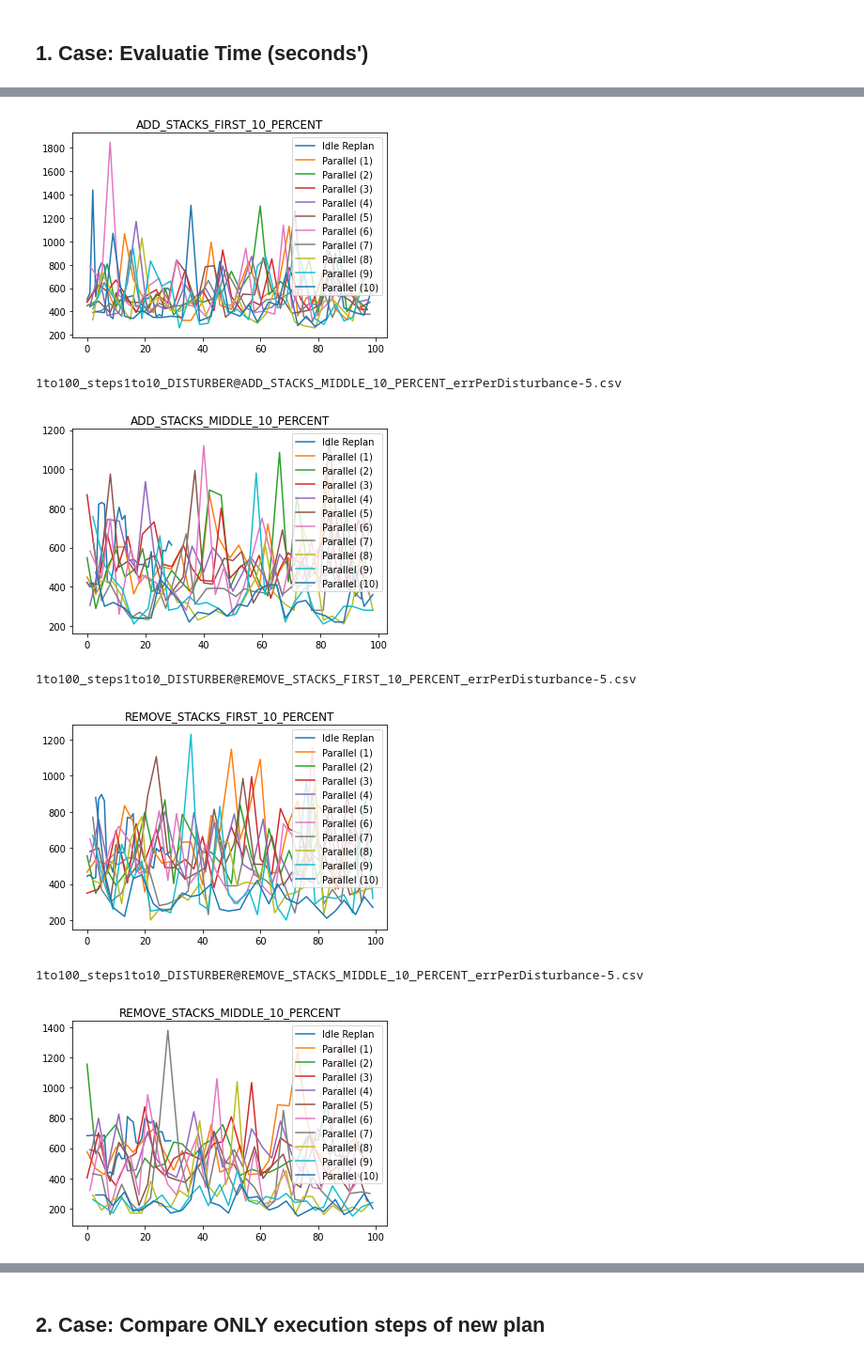
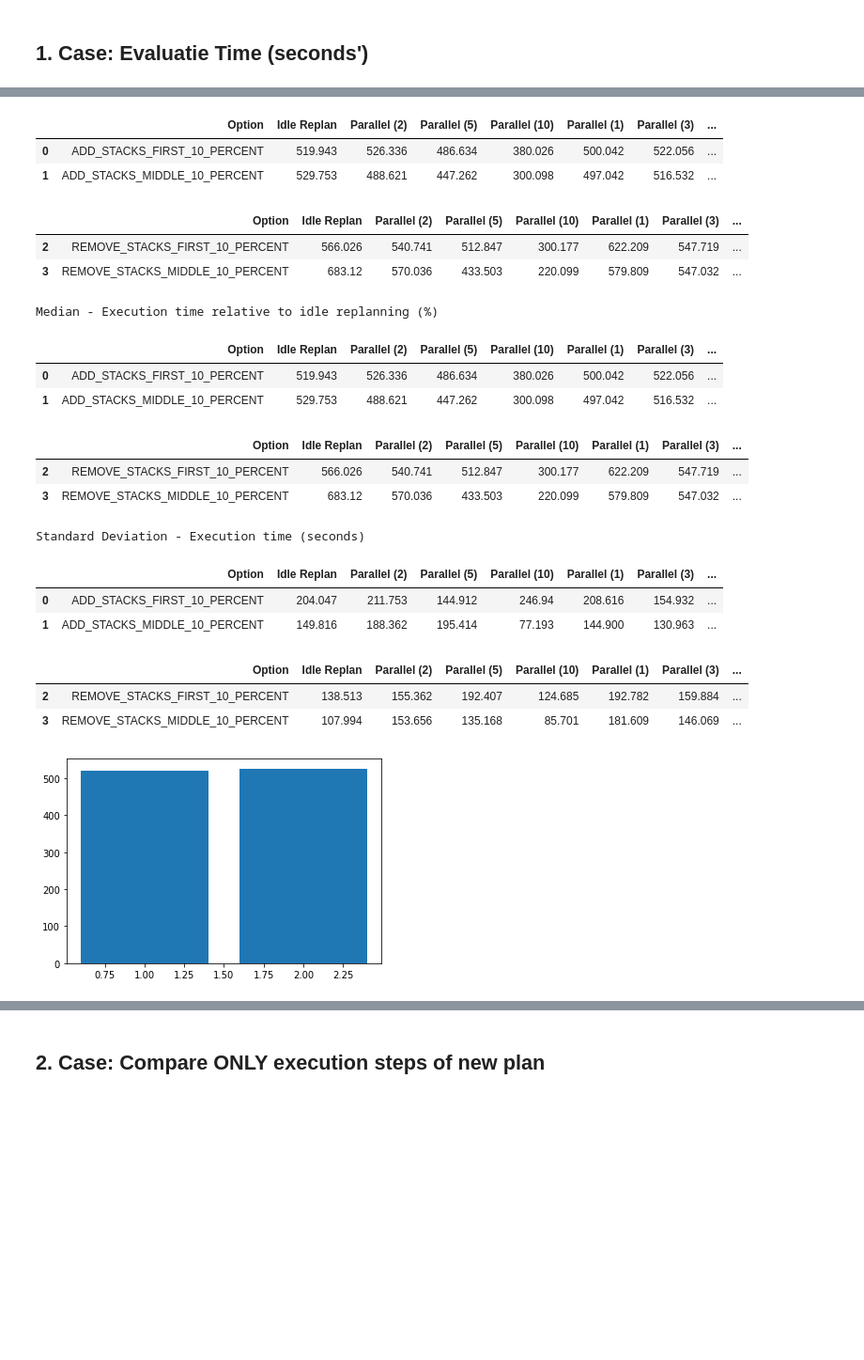
Before and after one commit to martineisenberg/momot-reactive, a Jupyter notebook: evaluation/data_processing.ipynb, the cells around one changed output, grey strips where cells are left out. Shown at 94% size. Cells and saved outputs as stored; diff of their text form; code cells hidden in the pictures; blank space fills up the shorter version.

Commit message:
add data, add tests, add visualizations for evaluation

```diff
--- a/evaluation/data_processing.ipynb
+++ b/evaluation/data_processing.ipynb
@@ -303,7 +303,7 @@ Small Model - Delete Stack Case
 ## 1. Case: Evaluatie Time (seconds')
 # %%
 T = 10
-plot = True
+plot = False
 files = os.listdir(os.path.join('.', 'exp3/case_1to100'))
 overall_runtime = pd.DataFrame(columns = ["Option", "Idle Replan", "Parallel (2)", "Parallel (5)", "Parallel (10)"])
 overall_runtime_std = pd.DataFrame(columns =  ["Option", "Idle Replan",  "Parallel (2)", "Parallel (5)", "Parallel (10)"])
@@ -341,12 +341,12 @@ for f in files:
 
         for name, g in df.groupby(by='variant'):
             mean_executiontime_row["Idle Replan"] = round(g['overall_execution_time'].median(),3)
-            std_executiontime_row["Idle Replan"] = round(g['overall_execution_time'].std(),3)/mean_executiontime_row["Idle Replan"]*100
+            std_executiontime_row["Idle Replan"] = round(g['overall_execution_time'].std(),3)#/mean_executiontime_row["Idle Replan"]*100
             if plot:
                 plt.plot(g["run"], g["overall_execution_time"], label = "Idle Replan")
         for name, group in df_p.groupby(by=['variant', 'predicted_steps']):
             mean_executiontime_row[f"Parallel ({name[1]})"] = round(group['pred_overall_execution_time'].median(), 3)
-            std_executiontime_row[f"Parallel ({name[1]})"] = round(group['pred_overall_execution_time'].std(), 3)/mean_executiontime_row[f"Parallel ({name[1]})"]*100
+            std_executiontime_row[f"Parallel ({name[1]})"] = round(group['pred_overall_execution_time'].std(), 3)#/mean_executiontime_row[f"Parallel ({name[1]})"]*100
             if plot:
                 plt.plot(group["run"], group["pred_overall_execution_time"], label=f"Parallel ({name[1]})")
 
@@ -361,10 +361,10 @@ for f in files:
 
 print("Median - Execution time (seconds)")
 display(overall_runtime.iloc[:2, :])
-display(overall_runtime.iloc[2:, :])
+display(overall_runtime.iloc[2:4, :])
 
 for steps in step_variants:
-    overall_runtime[f"Parallel ({steps})"] = (overall_runtime[f"Parallel ({steps})"] - overall_runtime["Idle Replan"])/ overall_runtime["Idle Replan"] * 100
+    pass#overall_runtime[f"Parallel ({steps})"] = (overall_runtime[f"Parallel ({steps})"] - overall_runtime["Idle Replan"])/ overall_runtime["Idle Replan"] * 100
 
 #mean.round({'Replanning': 1})
 #mean["Replanning (seed 0.2)"] = (mean["Replanning (seed 0.2)"] - mean["Replanning"])/ mean["Replanning"] * 100
@@ -372,13 +372,15 @@ for steps in step_variants:
 #print("Mean - Replanning time (with seed) relative to plain replanning (in %)")
 print("Median - Execution time relative to idle replanning (%)")
 display(overall_runtime.iloc[:2, :])
-display(overall_runtime.iloc[2:, :])
+display(overall_runtime.iloc[2:4, :])
+
+plt.bar([1, 2], overall_runtime.iloc[0, 1:3])
 
 print("Standard Deviation - Execution time (seconds)")
 #overall_runtime_std.iloc[:, 1:] = overall_runtime_std[:, 1:]/overall_runtime[:, 1:]
 
 
 display(overall_runtime_std.iloc[:2, :])
-display(overall_runtime_std.iloc[2:, :])
+display(overall_runtime_std.iloc[2:4, :])
 # %% [output]
 1to100_steps1to10_DISTURBER@ADD_STACKS_FIRST_10_PERCENT_errPerDisturbance-5.csv
@@ -385,7 +391,21 @@ display(overall_runtime_std.iloc[2:, :])
+|  | Option | Idle Replan | Parallel (2) | Parallel (5) | Parallel (10) | Parallel (1) | Parallel (3) | ... |
+| 0 | ADD_STACKS_FIRST_10_PERCENT | 519.943 | 526.336 | 486.634 | 380.026 | 500.042 | 522.056 | ... |
+| 1 | ADD_STACKS_MIDDLE_10_PERCENT | 529.753 | 488.621 | 447.262 | 300.098 | 497.042 | 516.532 | ... |
+|  | Option | Idle Replan | Parallel (2) | Parallel (5) | Parallel (10) | Parallel (1) | Parallel (3) | ... |
+| 2 | REMOVE_STACKS_FIRST_10_PERCENT | 566.026 | 540.741 | 512.847 | 300.177 | 622.209 | 547.719 | ... |
+| 3 | REMOVE_STACKS_MIDDLE_10_PERCENT | 683.12 | 570.036 | 433.503 | 220.099 | 579.809 | 547.032 | ... |
+Median - Execution time relative to idle replanning (%)
+|  | Option | Idle Replan | Parallel (2) | Parallel (5) | Parallel (10) | Parallel (1) | Parallel (3) | ... |
+| 0 | ADD_STACKS_FIRST_10_PERCENT | 519.943 | 526.336 | 486.634 | 380.026 | 500.042 | 522.056 | ... |
+| 1 | ADD_STACKS_MIDDLE_10_PERCENT | 529.753 | 488.621 | 447.262 | 300.098 | 497.042 | 516.532 | ... |
+|  | Option | Idle Replan | Parallel (2) | Parallel (5) | Parallel (10) | Parallel (1) | Parallel (3) | ... |
+| 2 | REMOVE_STACKS_FIRST_10_PERCENT | 566.026 | 540.741 | 512.847 | 300.177 | 622.209 | 547.719 | ... |
+| 3 | REMOVE_STACKS_MIDDLE_10_PERCENT | 683.12 | 570.036 | 433.503 | 220.099 | 579.809 | 547.032 | ... |
+Standard Deviation - Execution time (seconds)
+|  | Option | Idle Replan | Parallel (2) | Parallel (5) | Parallel (10) | Parallel (1) | Parallel (3) | ... |
+| 0 | ADD_STACKS_FIRST_10_PERCENT | 204.047 | 211.753 | 144.912 | 246.94 | 208.616 | 154.932 | ... |
+| 1 | ADD_STACKS_MIDDLE_10_PERCENT | 149.816 | 188.362 | 195.414 | 77.193 | 144.900 | 130.963 | ... |
+|  | Option | Idle Replan | Parallel (2) | Parallel (5) | Parallel (10) | Parallel (1) | Parallel (3) | ... |
+| 2 | REMOVE_STACKS_FIRST_10_PERCENT | 138.513 | 155.362 | 192.407 | 124.685 | 192.782 | 159.884 | ... |
+| 3 | REMOVE_STACKS_MIDDLE_10_PERCENT | 107.994 | 153.656 | 135.168 | 85.701 | 181.609 | 146.069 | ... |
-[figure, old version]
+[figure, new version]
-1to100_steps1to10_DISTURBER@ADD_STACKS_MIDDLE_10_PERCENT_errPerDisturbance-5.csv
-[figure, removed]
-1to100_steps1to10_DISTURBER@REMOVE_STACKS_FIRST_10_PERCENT_errPerDisturbance-5.csv
-[figure, removed]
-1to100_steps1to10_DISTURBER@REMOVE_STACKS_MIDDLE_10_PERCENT_errPerDisturbance-5.csv
-[figure, removed]
```
Also changed, not shown: parts of 4 cells of this notebook, 8 other files.
